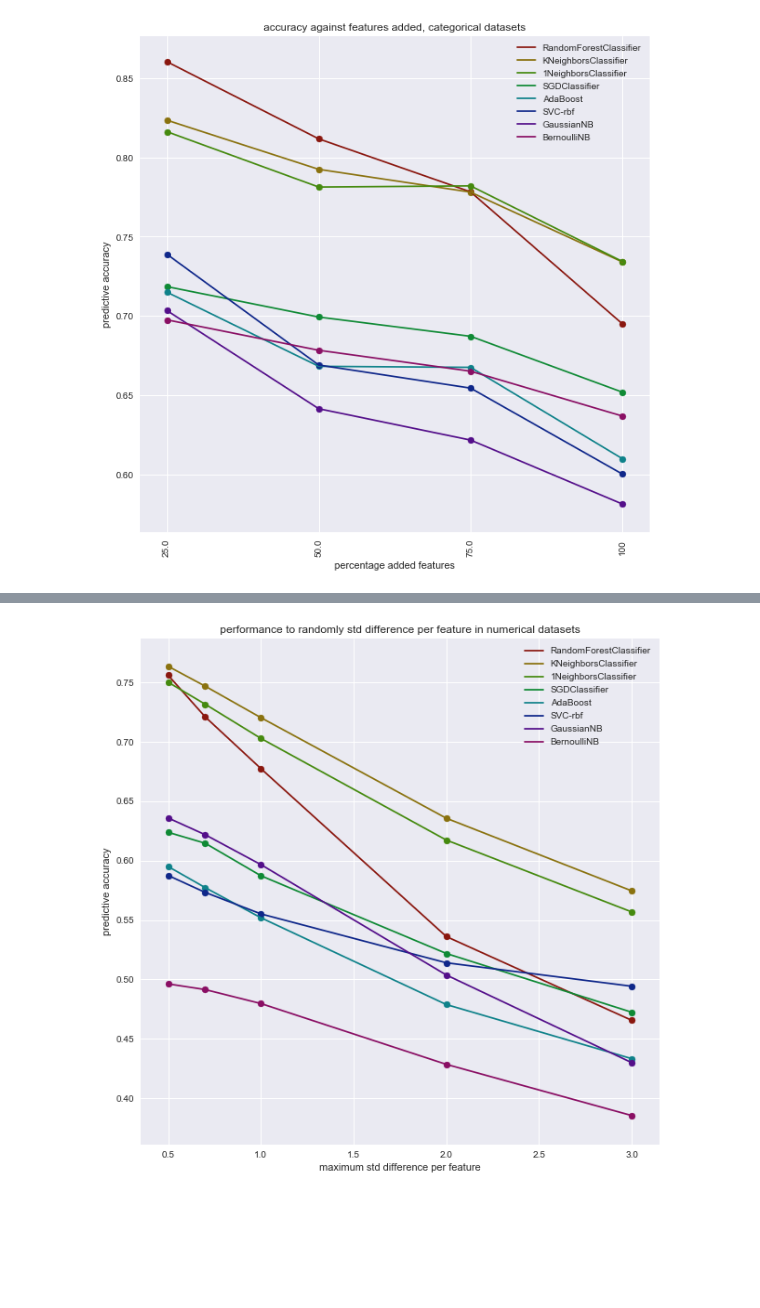
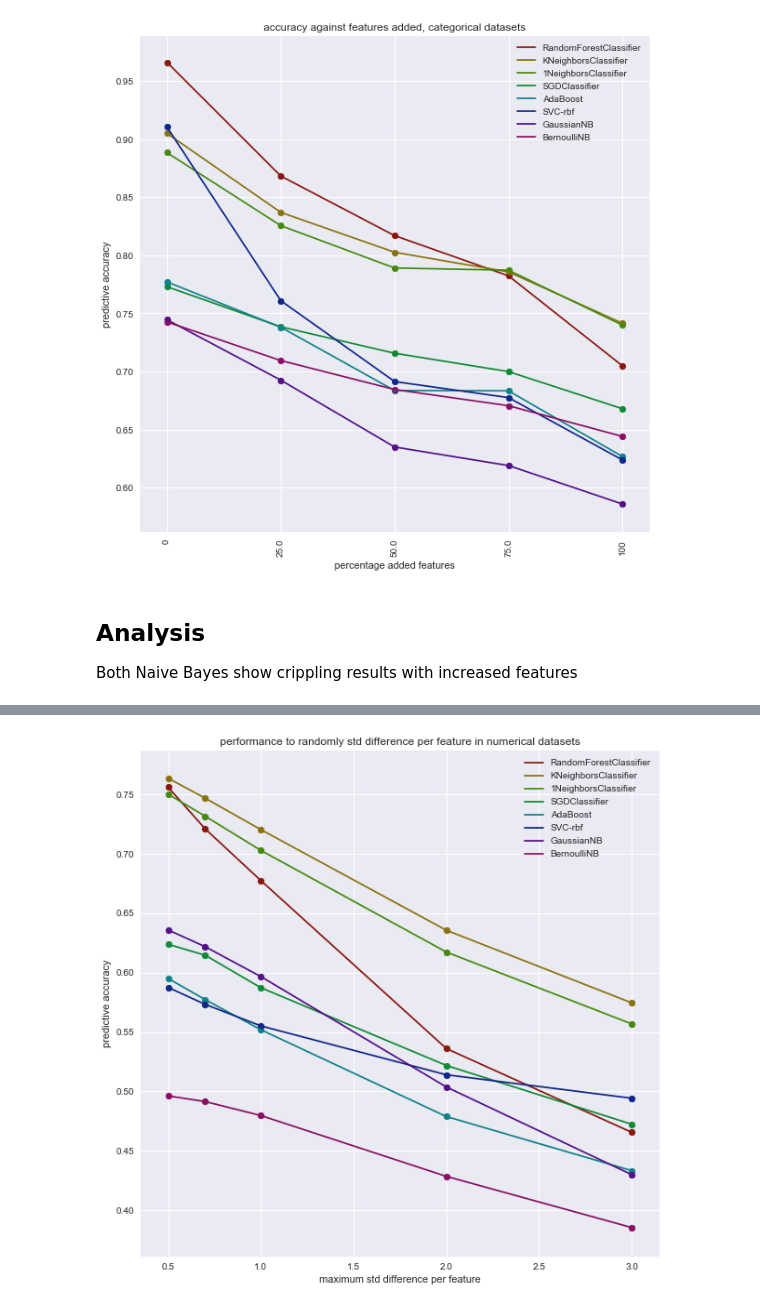
Before and after one commit to lieeuwos/Primitive_annotations, a Jupyter notebook: Showing.ipynb, the cells around one changed output, grey strips where cells are left out. Drawn from its saved outputs; the diff is of its cells as text; code cells hidden in the pictures; blank space fills up the shorter version.

Commit message:
Adding markdowns and reference material for the results

```diff
--- a/Showing.ipynb
+++ b/Showing.ipynb
@@ -4,7 +4,7 @@ from preamble import *
 from LocalDatasets import saveDict,readDict,ScoresFromPredictions,read_features,readDict, read_duration,checkForExist
 import seaborn as sns
 plt.rcParams['savefig.dpi'] = 200
-Cat = [20, 21, 26, 333, 334, 335]
+Cat = [3,20, 21, 26, 333, 334, 335]
 amountList = [0.25,0.5,0.75,1]
 NonCat = [1038,1043,1046,1049,1050,1063,1067,1068,1120,1176,11,12,1459,1462,1464,1466,1467,1468,1475,1476,1478,1479,1485,1487]
 second = [1489, 1491, 1492, 1493, 1494, 1497, 14, 1501, 1504, 1510, 1515, 1570, 16, 18, 22, 28, 300, 30, 32, 36, 375, 37, 39,40499,40509,40, 4134, 41, 44, 4538, 458, 53, 54]
@@ -30,6 +30,7 @@ for amount in amountList:
     for did in Cat:
         cv_feature(did,cv,amount)
 # %%
+
 didList = Cat
 scores = []
 amountList = [0.25,0.5,0.75,1]
@@ -43,38 +44,42 @@ for i,did in enumerate(didList):
                 print(func,clfName,amount,did)
             score1.append(read_features(func,clfName,did,round(amount*(readDict(did)['NumberOfFeatures']-1))))
         scores[i].append(score1)
 score1= []
 score2 = []
 ratio = []
 for i in clfNames:
     score1.append([0 for i in range(len(amountList))])
-    score2.append([0 for i in range(len(amountList))])
-    ratio.append([])
+    score2.append([0 for i in range(len(amountList)+1)])
 MaxClass = []
 for k,x in enumerate(scores):
     for j in range(0,len(x)):
         for i in range(0,len(x[j])):
-#             score1[j][i] = score1[j][i] + (scores[k][j][i][0])/len(didList)
-            score2[j][i] = score2[j][i] + (scores[k][j][i][1])/len(didList)
+            score1[j][i] = score1[j][i] + (scores[k][j][i][0])/len(didList)
+            score2[j][0] = score2[j][0] + (scores[k][j][i][0])/(len(didList)*len(amountList))
+            score2[j][i+1] = score2[j][i+1] + (scores[k][j][i][1])/len(didList)
+amountList = [0,0.25,0.5,0.75,1]
 for i,x in enumerate(amountList):
     amountList[i] = x*100
 x_axis = amountList
 fig, ax = plt.subplots()
 _=plt.title(' accuracy against features added, categorical datasets ' )
 cl = sns.hls_palette(len(score1), l=.3, s=.8)
 for i in range(0,len(clfNames)):
 #     _=ax.plot(x_axis, score1[i], color = cl[i])
     _=ax.plot(x_axis, score2[i],label=clfNames[i], color = cl[i])
     _=ax.scatter(x_axis, score2[i], color = cl[i])
 _=plt.xticks(x_axis,x_axis ,rotation='vertical')
 _=plt.ylabel('predictive accuracy')
 _=plt.xlabel('percentage added features')
 fig.set_figheight(10)
 fig.set_figwidth(10)
 _=ax.legend()
 plt.show()
 # %% [output]
-[figure, old version]
+[figure, new version]
+# %% [markdown]
+## Analysis
+Both Naive Bayes show crippling results with increased features
 # %%
 didList = NonCat
 scores = []
```
Also changed, not shown: parts of 10 cells of this notebook, 2 other files.
